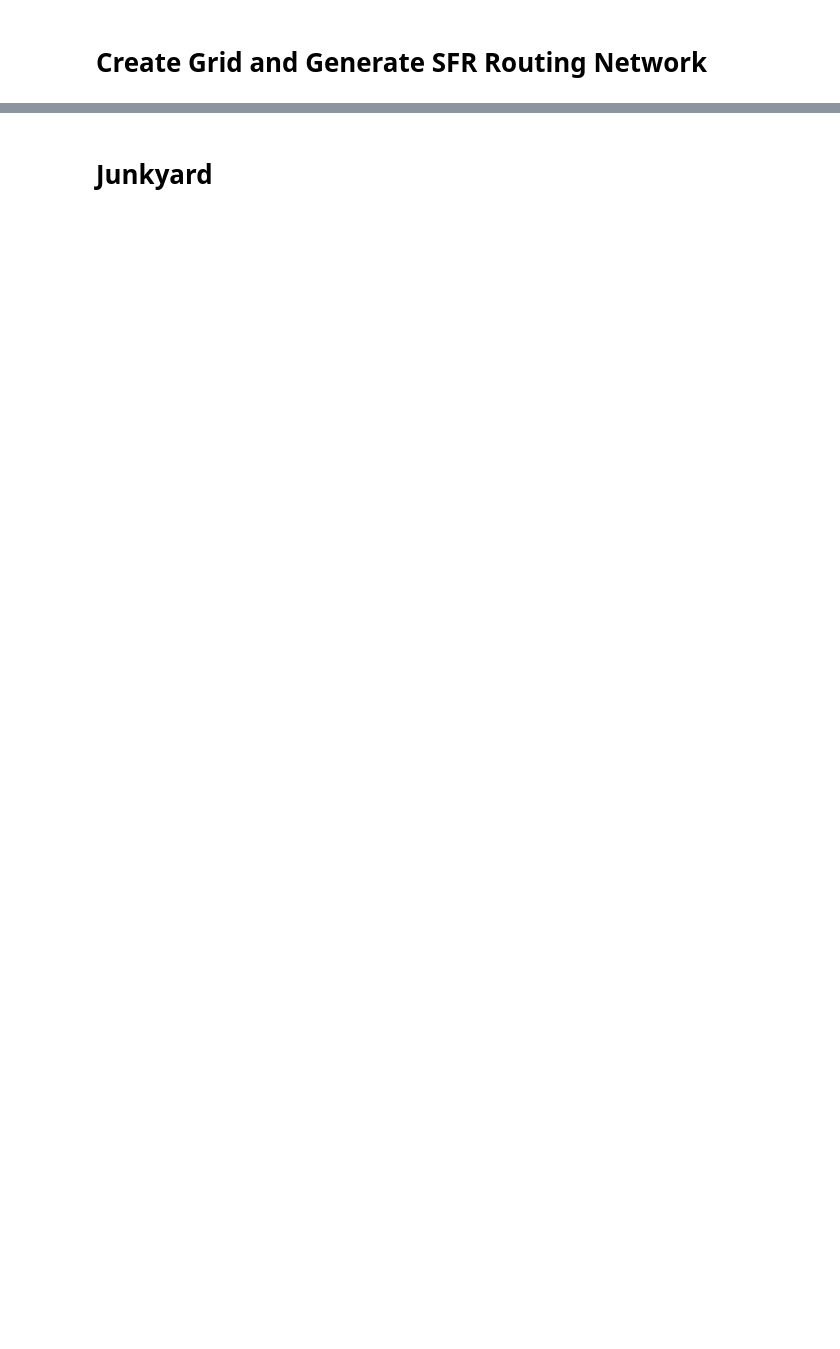
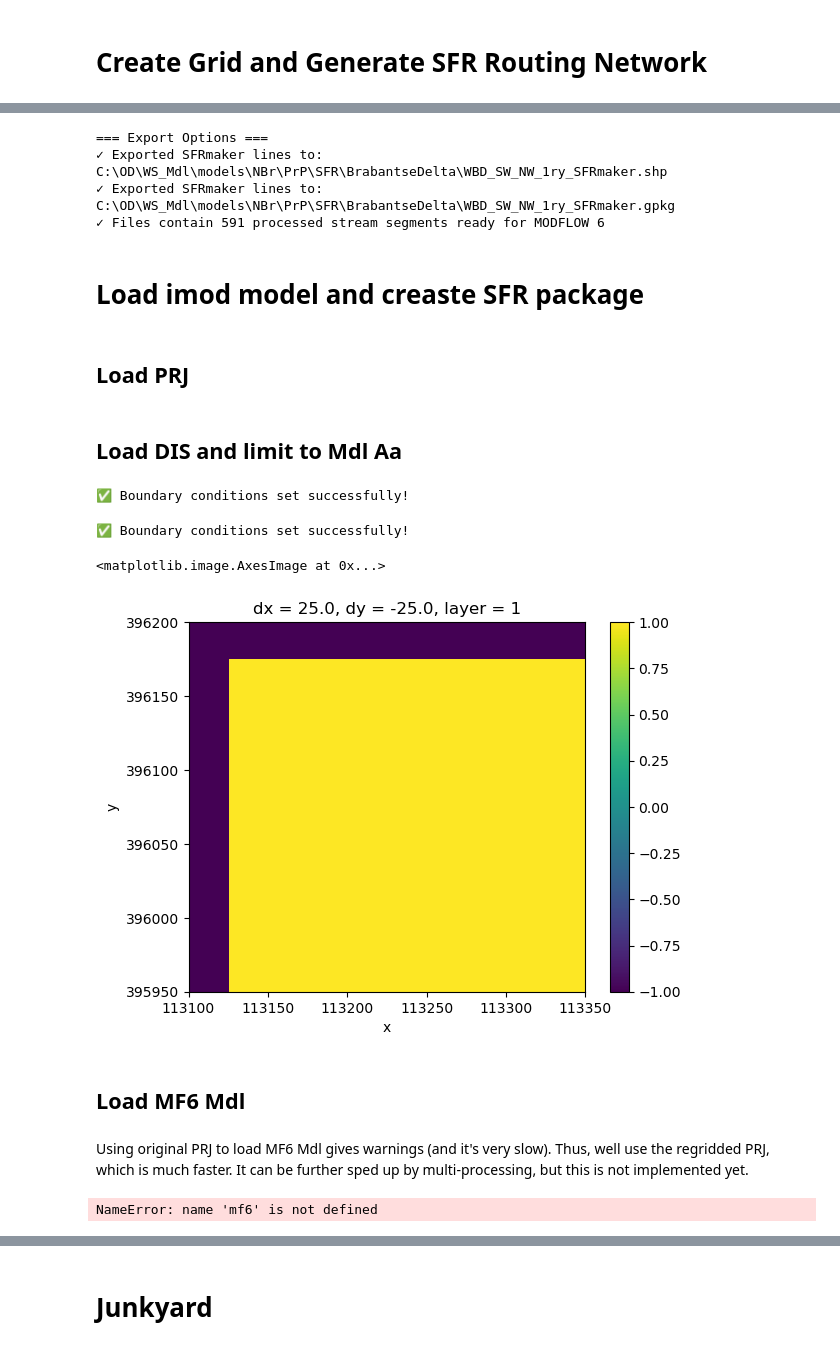
Before and after one commit to Ydrolog/WS_Mdl, a Jupyter notebook: code/Jupyter/PrP/SFRmaker/SFRmaker_NBr33.ipynb, the cells around one changed output, grey strips where cells are left out. Saved outputs shown, nothing was run; the diff lists cells and outputs as text; code cells hidden in the pictures; blank space fills up the shorter version.

```diff
--- a/code/Jupyter/PrP/SFRmaker/SFRmaker_NBr33.ipynb
+++ b/code/Jupyter/PrP/SFRmaker/SFRmaker_NBr33.ipynb
@@ -429,0 +747,24 @@ lines = sfr.Lines.from_dataframe(
+# %%
+# 5. Export processed stream network for future use
+print("=== Export Options ===")
+
+# Export as shapefile
+output_shp = Pa_GPkg_1ry.replace('.gpkg', '_SFRmaker.shp')
+lines.df.to_file(output_shp)
+print(f"✓ Exported SFRmaker lines to: {output_shp}")
+
+# Export as GeoPackage
+output_gpkg = Pa_GPkg_1ry.replace('.gpkg', '_SFRmaker.gpkg')
+lines.df.to_file(output_gpkg, driver='GPKG')
+print(f"✓ Exported SFRmaker lines to: {output_gpkg}")
+
+print(f"✓ Files contain {len(lines.df)} processed stream segments ready for MODFLOW 6")
+# %% [output]
+=== Export Options ===
+✓ Exported SFRmaker lines to: C:\OD\WS_Mdl\models\NBr\PrP\SFR\BrabantseDelta\WBD_SW_NW_1ry_SFRmaker.shp
+✓ Exported SFRmaker lines to: C:\OD\WS_Mdl\models\NBr\PrP\SFR\BrabantseDelta\WBD_SW_NW_1ry_SFRmaker.gpkg
+✓ Files contain 591 processed stream segments ready for MODFLOW 6
+# %% [markdown]
+# Load imod model and creaste SFR package
+# %% [markdown]
+## Load PRJ
@@ -429,0 +773,43 @@ lines = sfr.Lines.from_dataframe(
+# %%
+PRJ, period_data = PRJ_[0], PRJ_[1]
+# %% [markdown]
+## Load DIS and limit to Mdl Aa
+# %%
+PRJ_regrid = UIM.regrid_PRJ(PRJ, MdlN)
+# %%
+BND = PRJ_regrid['bnd']['ibound']
+# %%
+# Set outer boundaries to -1 (for CHD)
+
+# Get the coordinate indices for boundaries
+y_coords = BND.y
+x_coords = BND.x
+first_y = y_coords.isel(y=0)  # First y coordinate
+last_y = y_coords.isel(y=-1)  # Last y coordinate
+first_x = x_coords.isel(x=0)  # First x coordinate
+last_x = x_coords.isel(x=-1)  # Last x coordinate
+
+# Set boundary values using .loc indexing
+BND.loc[:, first_y, :] = -1  # Top row (all layers, first y, all x)
+BND.loc[:, last_y, :] = -1   # Bottom row (all layers, last y, all x)
+BND.loc[:, :, first_x] = -1  # Left column (all layers, all y, first x)
+BND.loc[:, :, last_x] = -1   # Right column (all layers, all y, last x)
+
+print("✅ Boundary conditions set successfully!")
+# %% [output]
+✅ Boundary conditions set successfully!
+# %%
+# Set outer boundaries to -1 (for CHD)
+BND.loc[:, [BND.y[0], BND.y[-1]], :] = -1  # Top and bottom rows
+BND.loc[:, :, [BND.x[0], BND.x[-1]]] = -1  # Left and right columns
+
+print("✅ Boundary conditions set successfully!")
+# %% [output]
+✅ Boundary conditions set successfully!
+# %%
+BND.isel(layer=0, x=range(0,10), y=range(0,10)).plot.imshow(cmap='viridis')
+# %% [output]
+<matplotlib.image.AxesImage at 0x...>
+[figure, added]
+# %% [markdown]
+## Load MF6 Mdl
@@ -429,0 +818,6 @@ lines = sfr.Lines.from_dataframe(
+# %% [markdown]
+Using original PRJ to load MF6 Mdl gives warnings (and it's very slow). Thus, well use the regridded PRJ, which is much faster. It can be further sped up by multi-processing, but this is not implemented yet.
+# %%
+Sim_MF6 = mf6.Modflow6Simulation.from_imod5_data(PRJ_regrid, period_data, times)
+# %% [output]
+NameError: name 'mf6' is not defined
```
Also changed, not shown: parts of 169 cells of this notebook, 5 other files.
